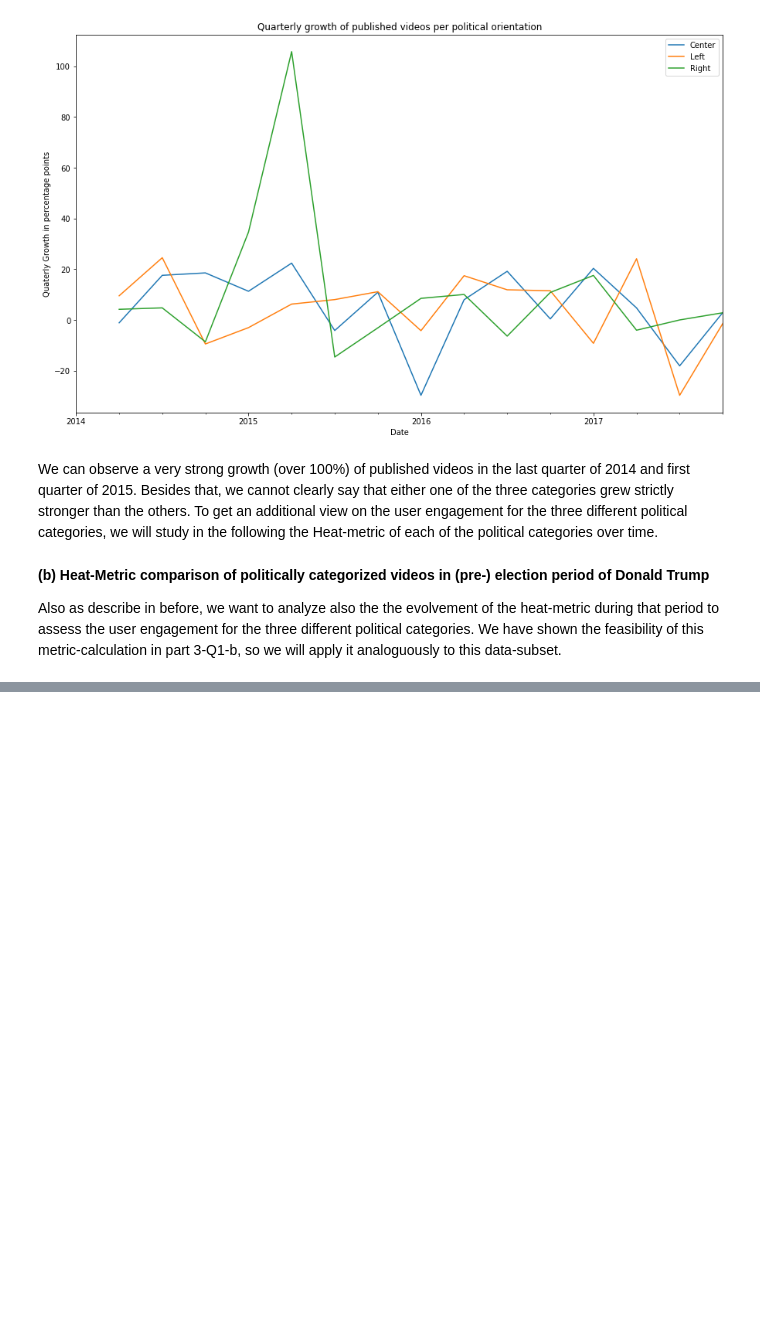
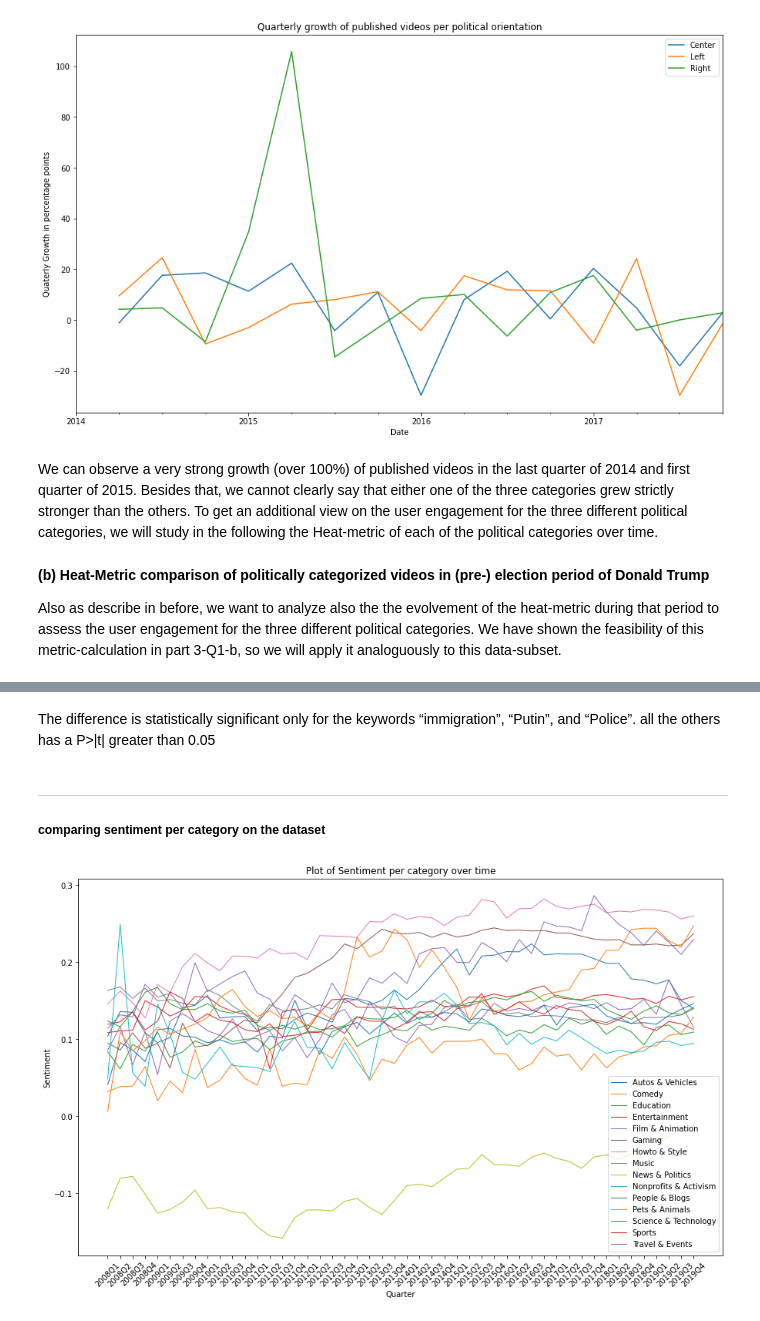
Before and after one commit to epfl-ada/ada-2022-project-powerrangers, a Jupyter notebook: explore_data.ipynb, the cells around one changed output, grey strips where cells are left out. Drawn from its saved outputs; the diff is of its cells as text; code cells hidden in the pictures; blank space fills up the shorter version.

```diff
--- a/explore_data.ipynb
+++ b/explore_data.ipynb
@@ -938,0 +973,5 @@ Name: score, dtype: float64
+# %% [markdown]
+The difference is statistically significant only for the keywords “immigration”, “Putin”, and “Police”. all the others has a P>|t| greater than 0.05
+# %% [markdown]
+---
+##### comparing sentiment per category on the dataset
@@ -938,0 +1002,32 @@ Name: score, dtype: float64
+# %%
+# read the reduced data and do some filterations
+
+from datetime import datetime
+dt = pd.read_csv('data_reduced/yt_metadata_reduced2.tsv.gz')
+dt['upload_date'] = pd.to_datetime(dt['upload_date'], errors='coerce')
+dt = dt.loc[dt['upload_date']>=datetime(2008,1,1)]
+dt = dt.loc[dt['categories'] != 'Shows']
+# %%
+# plotting the sentiment overtime for each category
+import seaborn as sns
+
+
+grp_cat = dt.groupby(['categories'])
+fig = plt.figure(figsize=(15, 9))
+ax = fig.add_subplot(111)
+ax.set_xticklabels(dt.groupby(pd.PeriodIndex(dt['upload_date'], freq="Q"))['sent'].mean().index.map(str).to_list(), rotation=45)
+for grp in grp_cat:
+    sent_mean = grp[1].groupby(pd.PeriodIndex(grp[1]['upload_date'], freq="Q"))['sent'].mean()
+    sent_mean = pd.DataFrame({'mean_sent' : sent_mean}).reset_index()
+    sent_mean = sent_mean.set_index('upload_date').resample('Q').asfreq().fillna(0)
+    ax.plot(sent_mean.index.map(str).to_list(), sent_mean['mean_sent'].to_list(), linewidth=1, label=grp[0])
+
+
+
+plt.xlabel('Quarter')
+plt.ylabel('Sentiment')
+plt.title('Plot of Sentiment per category over time')
+plt.legend()
+plt.show()
+# %% [output]
+[figure, added]
```
Also changed, not shown: parts of 43 cells of this notebook, 3 other files.
